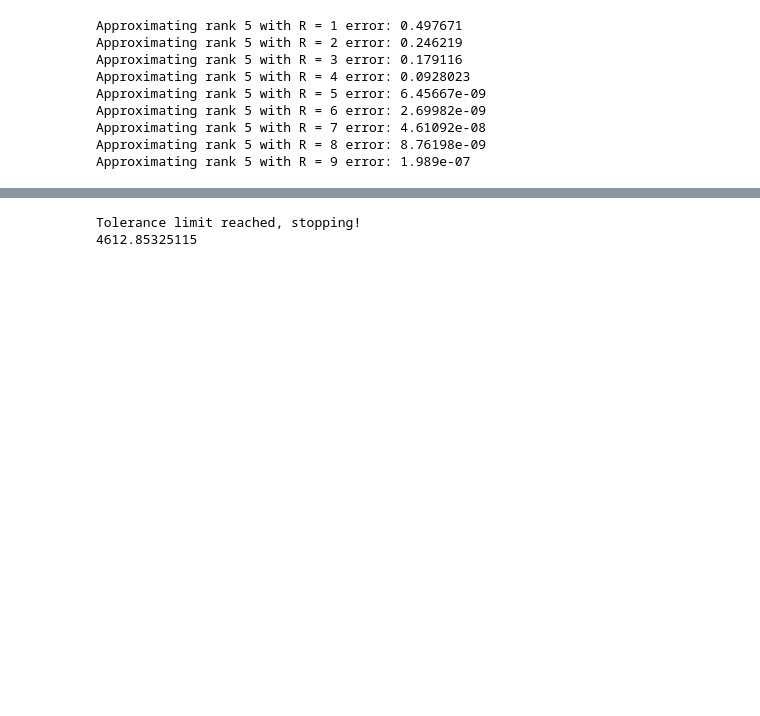
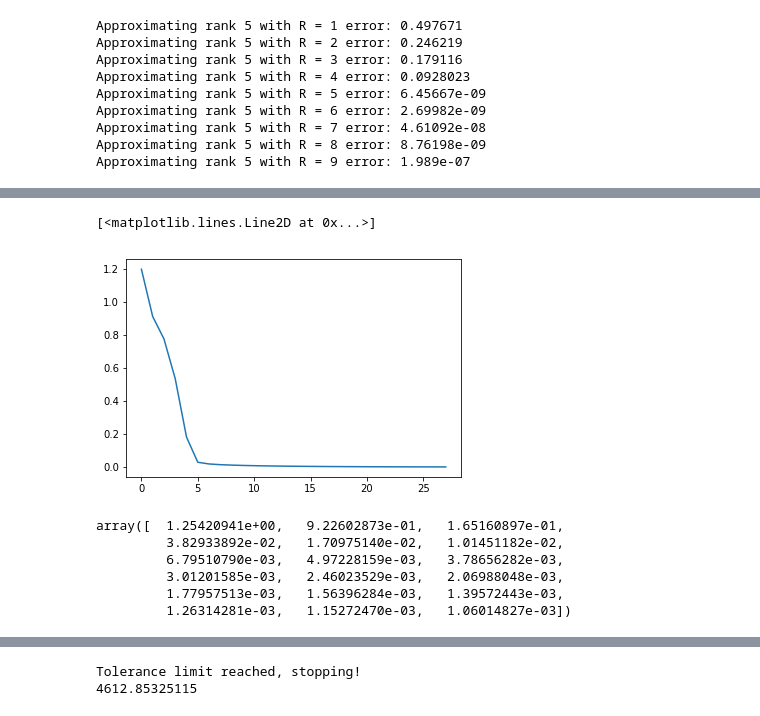
Before and after one commit to willow-ahrens/18.335FinalProject, a Jupyter notebook: NPALS_testing.ipynb, the cells around one changed output, grey strips where cells are left out. Saved outputs shown, nothing was run; the diff lists cells and outputs as text; code cells hidden in the pictures; blank space fills up the shorter version.

```diff
--- a/NPALS_testing.ipynb
+++ b/NPALS_testing.ipynb
@@ -81,0 +98,14 @@ plt.plot(factor_acc)
+# %%
+plt.plot(errors)
+# %% [output]
+[<matplotlib.lines.Line2D at 0x...>]
+[figure, added]
+# %%
+results["error_history"]
+# %% [output]
+array([  1.25420941e+00,   9.22602873e-01,   1.65160897e-01,
+         3.82933892e-02,   1.70975140e-02,   1.01451182e-02,
+         6.79510790e-03,   4.97228159e-03,   3.78656282e-03,
+         3.01201585e-03,   2.46023529e-03,   2.06988048e-03,
+         1.77957513e-03,   1.56396284e-03,   1.39572443e-03,
+         1.26314281e-03,   1.15272470e-03,   1.06014827e-03])
```
Also changed, not shown: parts of 4 cells of this notebook, 2 other files.
